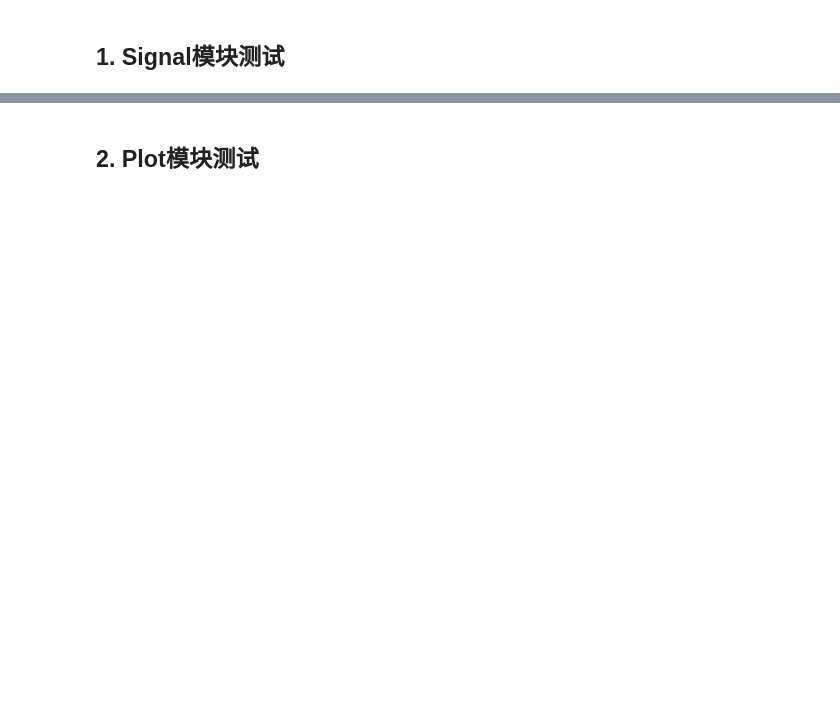
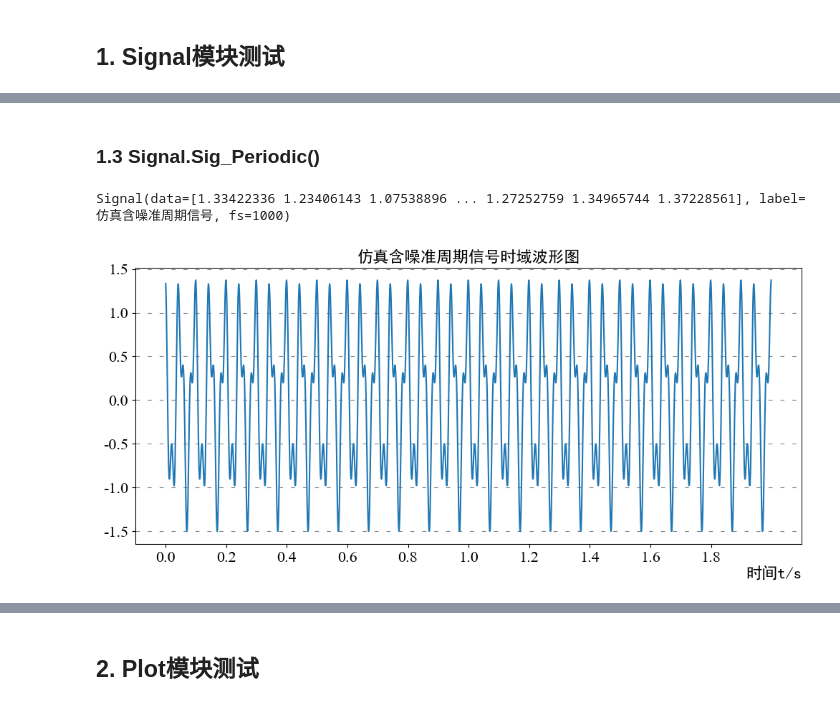
Before and after one commit to xcw1129/PySP, a Jupyter notebook: test.ipynb, the cells around one changed output, grey strips where cells are left out. Drawn from its saved outputs; the diff is of its cells as text; code cells hidden in the pictures; blank space fills up the shorter version.

```diff
--- a/test.ipynb
+++ b/test.ipynb
@@ -37,0 +63,14 @@ np.float64(-0.0028067069890022485)
+# %% [markdown]
+### 1.3 Signal.Sig_Periodic()
+# %%
+from PySP.Signal import Sig_Periodic
+
+try:
+    res = Sig_Periodic(fs=1000,T=2,CosParams=((20,1,32),(50,0.5,0)))
+    print(repr(res))
+    res.plot()
+except Exception as e:
+    print(e)
+# %% [output]
+Signal(data=[1.33422336 1.23406143 1.07538896 ... 1.27252759 1.34965744 1.37228561], label=仿真含噪准周期信号, fs=1000)
+[figure, added]
```
Also changed, not shown: parts of 15 cells of this notebook, 2 other files.
